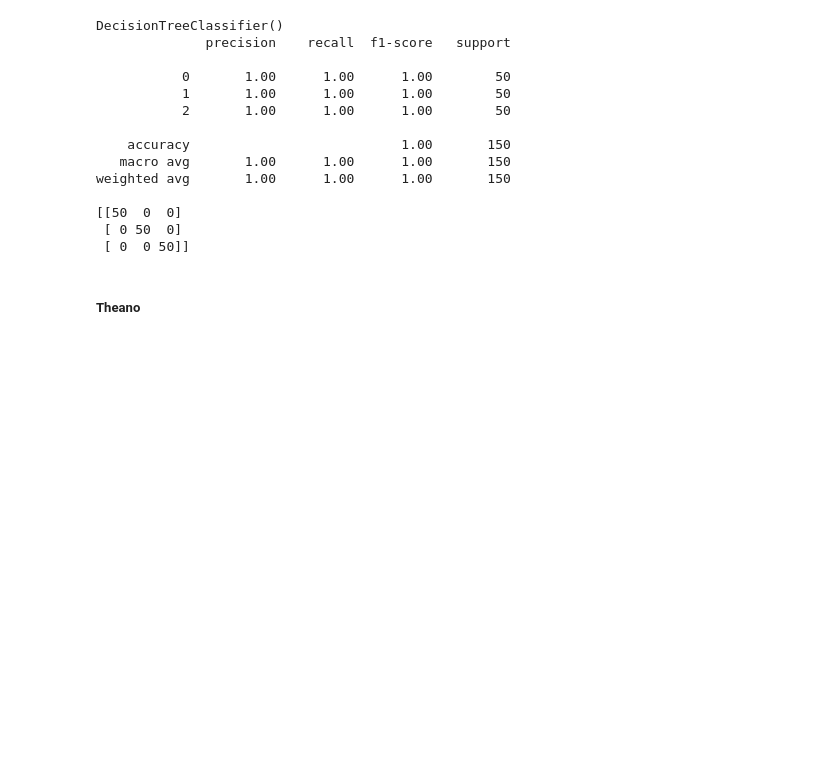
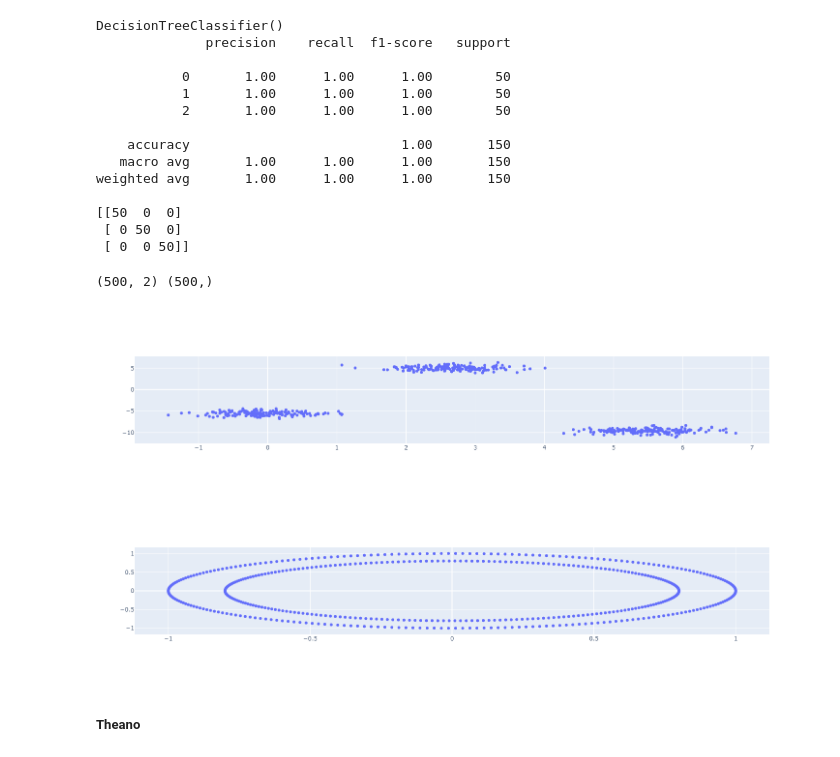
Before and after one commit to ghoshatanu857/Instrument_Automation, a Jupyter notebook: Applying_Machine_Learning/Basics.ipynb, the cells around one changed output. Saved outputs shown, nothing was run; the diff lists cells and outputs as text; code cells hidden in the pictures; blank space fills up the shorter version.

```diff
--- a/Applying_Machine_Learning/Basics.ipynb
+++ b/Applying_Machine_Learning/Basics.ipynb
@@ -67,6 +70,22 @@ weighted avg       1.00      1.00      1.00       150
 [[50  0  0]
  [ 0 50  0]
  [ 0  0 50]]
+# %%
+from sklearn.datasets import make_blobs
+from sklearn.datasets import make_circles
+
+X,y = make_blobs(n_samples = 500, centers = 3, cluster_std = 0.5, n_features = 2, random_state=10)
+X1,y1 = make_circles(n_samples=500, noise=0, shuffle=False, random_state=10)
+
+print(X.shape,y.shape) # y represents the labelling
+fig = go.Figure(); fig1 = go.Figure()
+fig.add_scatter(x=X[:, 0],y=X[:, 1],mode='markers')
+fig1.add_scatter(x=X1[:, 0],y=X1[:, 1],mode='markers')
+fig.show(); fig1.show()
+# %% [output]
+(500, 2) (500,)
+[figure, added]
+[figure, added]
 # %% [markdown]
 ##### Theano
 # %%
```
Also changed, not shown: parts of 9 cells of this notebook.
